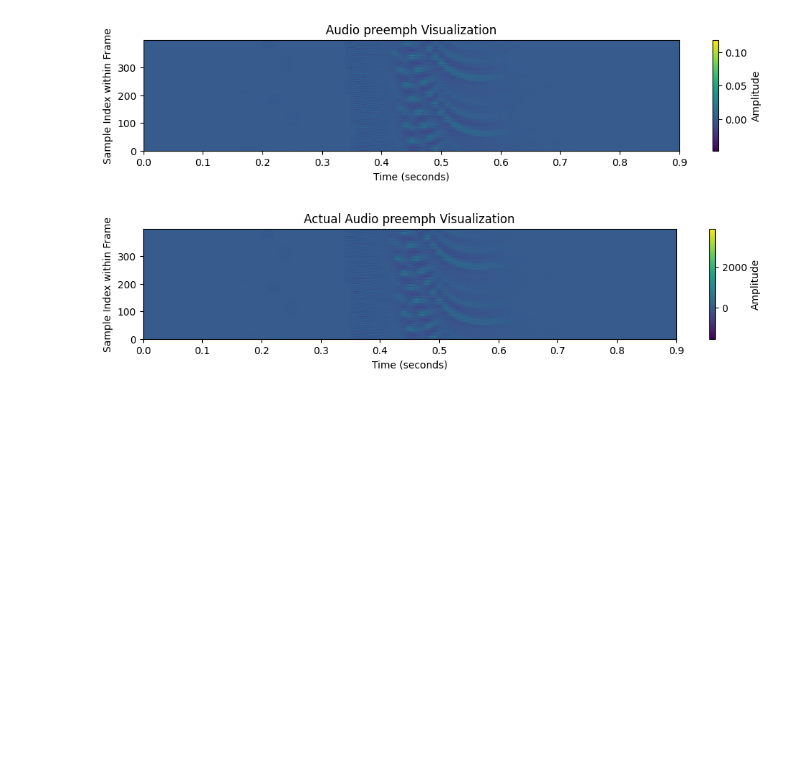
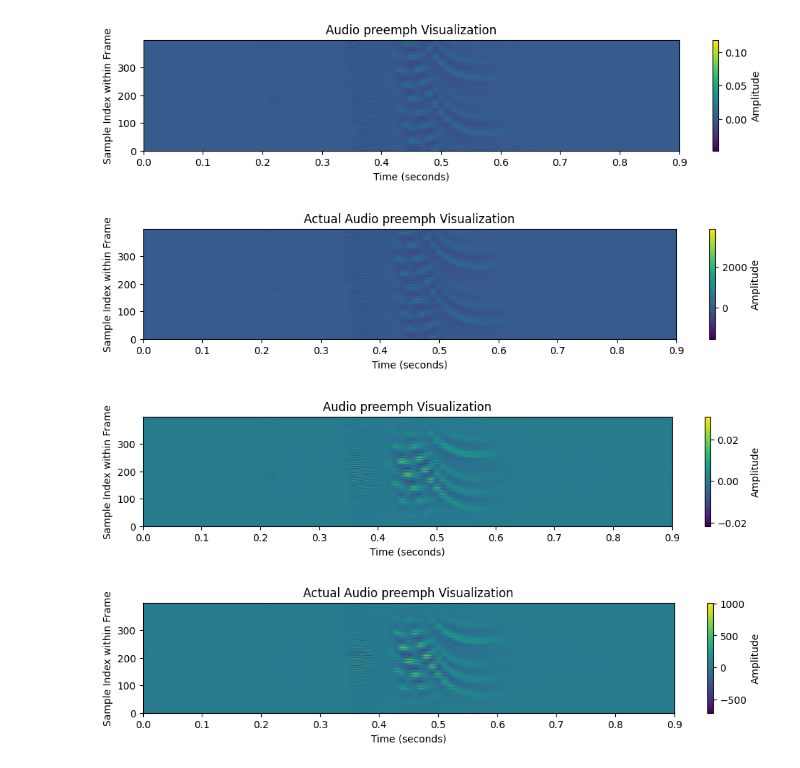
Before and after one commit to kyebinan/Speach-Speaker-Recognition, a Jupyter notebook: Lab1/lab1.ipynb, the cells around one changed output. Cells and saved outputs as stored; diff of their text form; code cells hidden in the pictures; blank space fills up the shorter version.

Commit message:
I've done windowing

```diff
--- a/Lab1/lab1.ipynb
+++ b/Lab1/lab1.ipynb
@@ -113,3 +113,37 @@ plt.show()
 # %% [output]
 [figure]
 [figure]
+# %%
+windowed = proto.windowing(preemph)
+# %%
+# Calculate the time axis for the frames
+frame_times = np.arange(windowed.shape[0]) * winshift_time
+# Calculate the sample axis for each frame
+frame_samples = np.arange(windowed.shape[1])
+
+# Plotting with pcolormesh
+plt.figure(figsize=(12, 2))
+plt.pcolormesh(frame_times, frame_samples, windowed.T, shading='gouraud')
+plt.colorbar(label='Amplitude')
+plt.xlabel('Time (seconds)')
+plt.ylabel('Sample Index within Frame')
+plt.title('Audio preemph Visualization')
+plt.show()
+
+
+# Calculate the time axis for the frames
+frame_times = np.arange(example["windowed"].shape[0]) * winshift_time
+# Calculate the sample axis for each frame
+frame_samples = np.arange(example["windowed"].shape[1])
+
+# Plotting with pcolormesh
+plt.figure(figsize=(12, 2))
+plt.pcolormesh(frame_times, frame_samples, example["windowed"].T, shading='gouraud')
+plt.colorbar(label='Amplitude')
+plt.xlabel('Time (seconds)')
+plt.ylabel('Sample Index within Frame')
+plt.title('Actual Audio preemph Visualization')
+plt.show()
+# %% [output]
+[figure, added]
+[figure, added]
```
Also changed, not shown: 1 other file.
